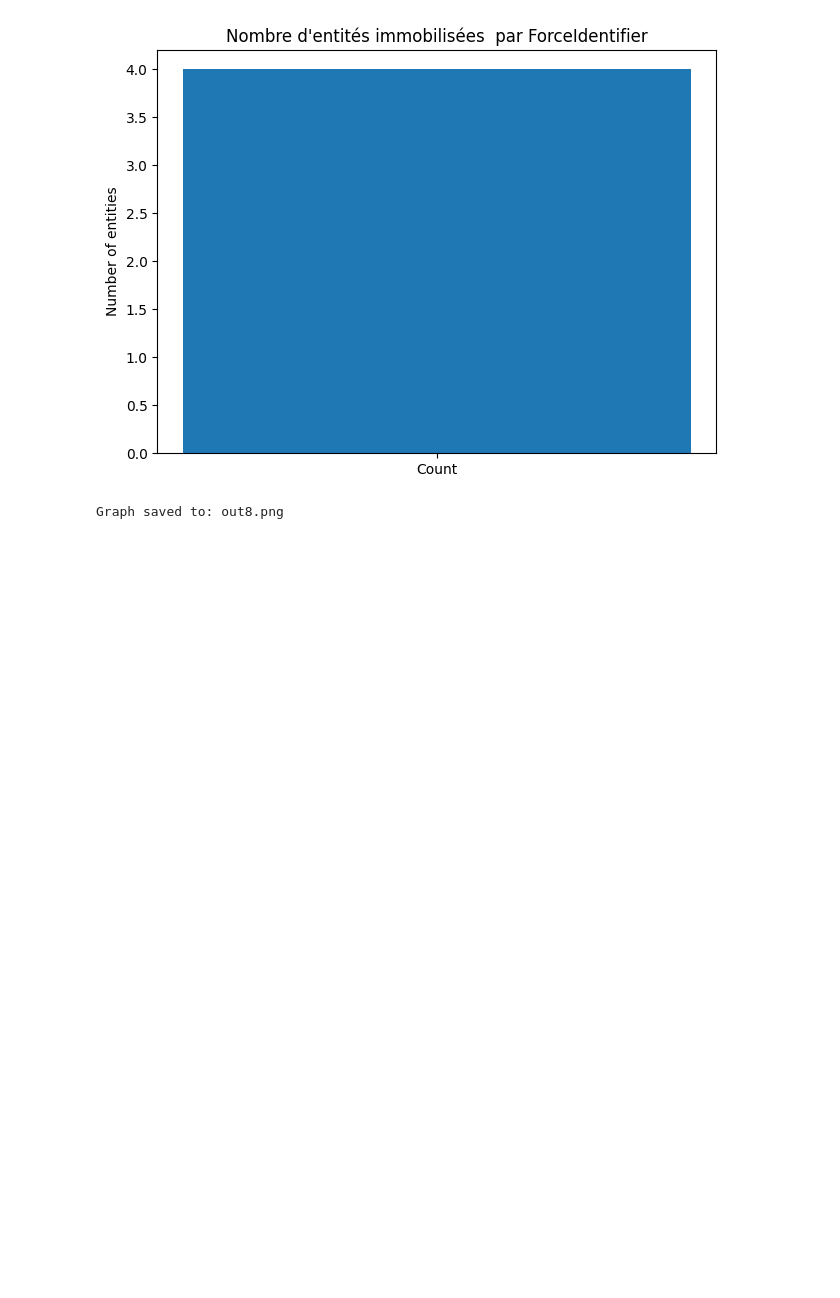
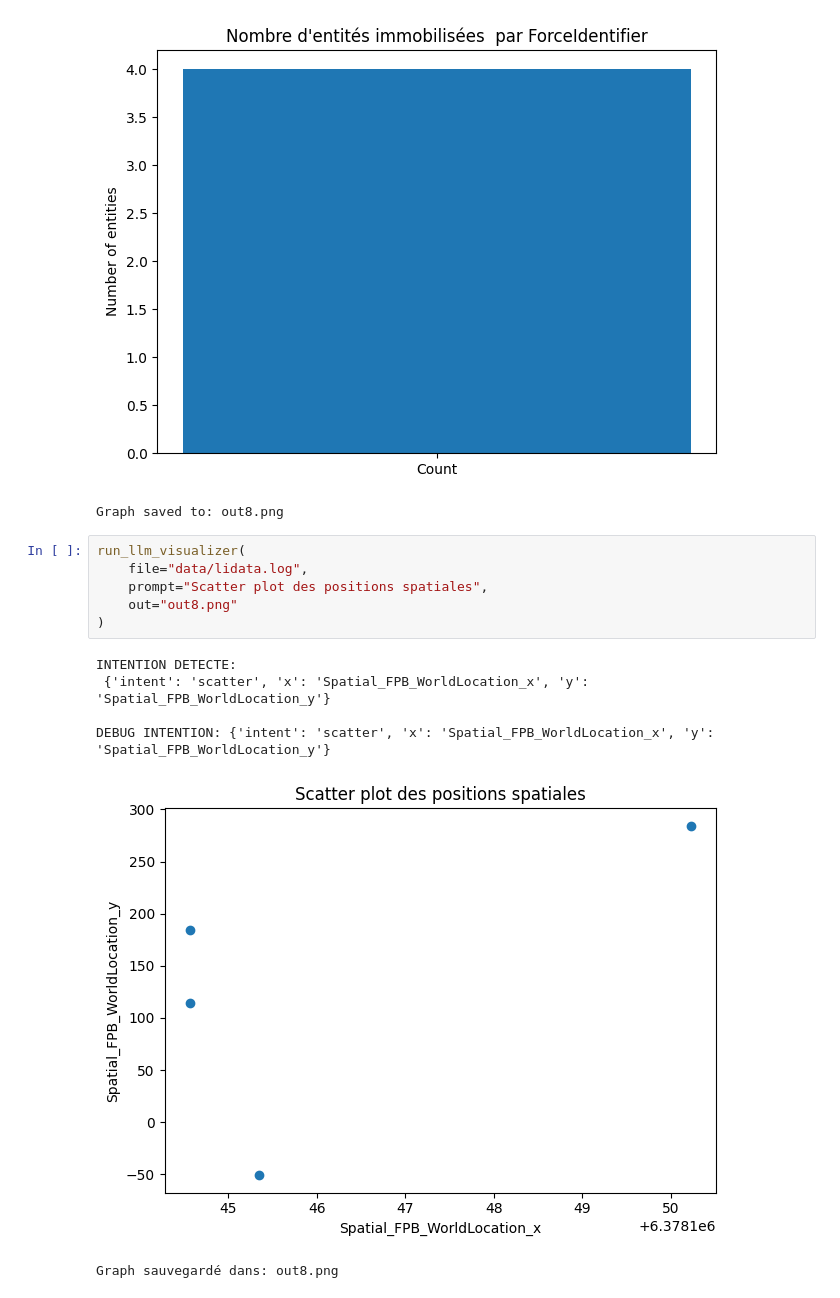
Before and after one commit to RaphaelZrrr/Lida_test, a Jupyter notebook: main2.ipynb, the cells around one changed output. Saved outputs shown, nothing was run; the diff lists cells and outputs as text; blank space fills up the shorter version.

```diff
--- a/main2.ipynb
+++ b/main2.ipynb
@@ -429,3 +429,16 @@ DEBUG INTENT: {'intent': 'count', 'filter': [{'column': 'Immobilized'}, {'column
 [warn] Filters produced empty df, fallback to unfiltered df.
 [figure]
 Graph saved to: out8.png
+# %%
+run_llm_visualizer(
+    file="data/lidata.log",
+    prompt="Scatter plot des positions spatiales",
+    out="out8.png"
+)
+# %% [output]
+INTENTION DETECTE:
+ {'intent': 'scatter', 'x': 'Spatial_FPB_WorldLocation_x', 'y': 'Spatial_FPB_WorldLocation_y'}
+
+DEBUG INTENTION: {'intent': 'scatter', 'x': 'Spatial_FPB_WorldLocation_x', 'y': 'Spatial_FPB_WorldLocation_y'}
+[figure, added]
+Graph sauvegardé dans: out8.png
```
Also changed, not shown: parts of 5 cells of this notebook, 5 other files.
